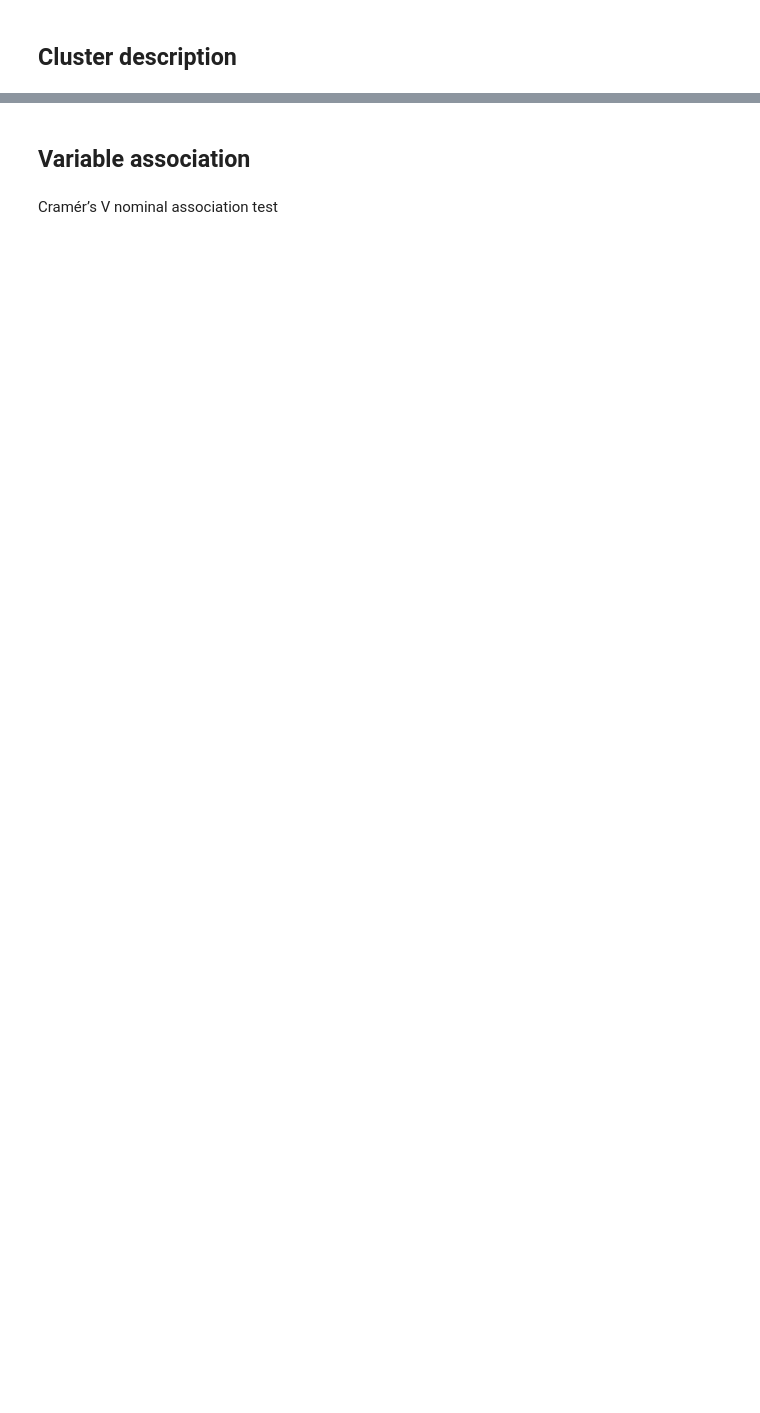
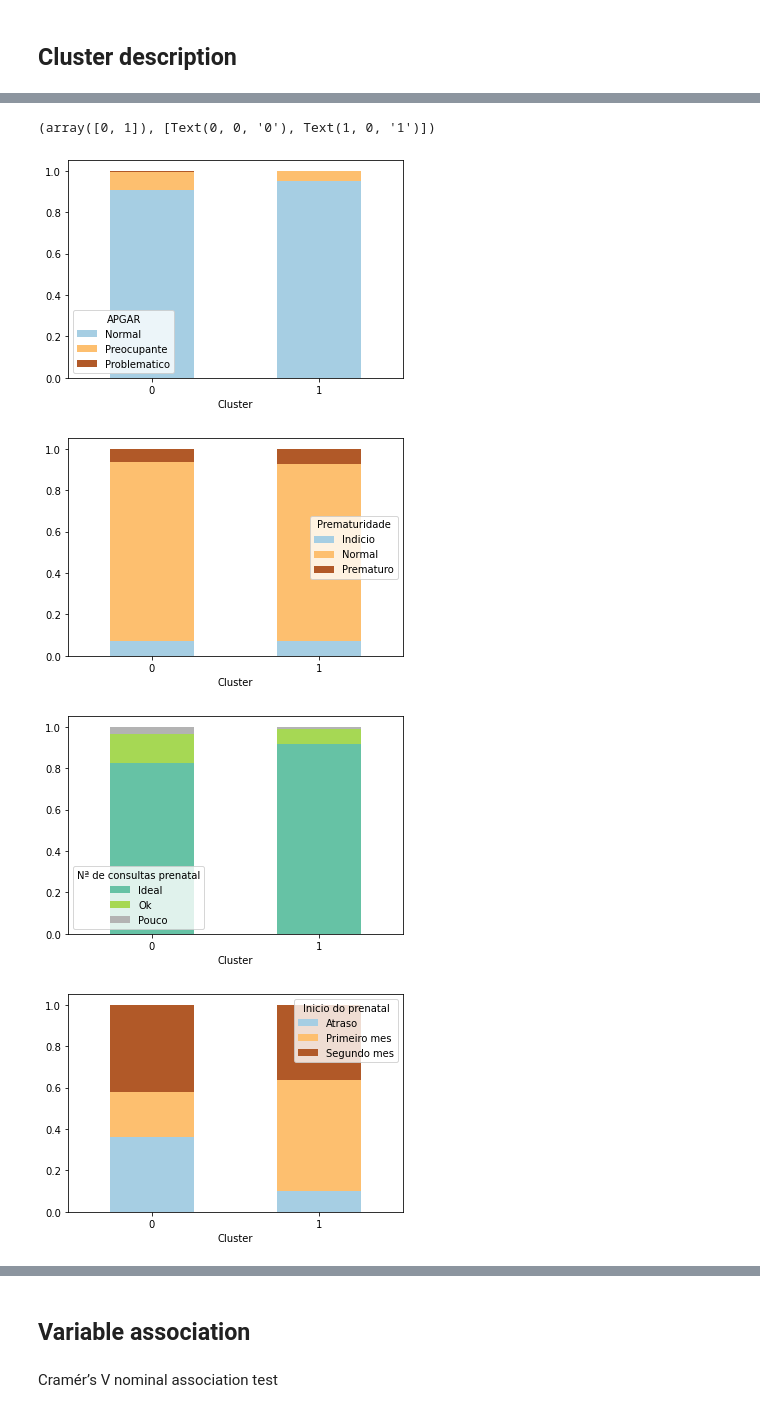
Before and after one commit to caio-isaias/data-mining-assignment, a Jupyter notebook: cluster-description.ipynb, the cells around one changed output, grey strips where cells are left out. Drawn from its saved outputs; the diff is of its cells as text; code cells hidden in the pictures; blank space fills up the shorter version.

```diff
--- a/cluster-description.ipynb
+++ b/cluster-description.ipynb
@@ -47,0 +189,32 @@ def cramers_corrected_stat(confusion_matrix):
+# %%
+agg = agg.rename(columns={'parto_prematuro': 'Prematuridade'})
+agg = agg.rename(columns={'CONSULTAS': 'Nª de consultas prenatal'})
+agg = agg.rename(columns={'MESPRENAT': 'Inicio do prenatal'})
+
+
+agg_apgar = data_to_stack(agg,['Cluster','APGAR'])
+agg_prema = data_to_stack(agg,['Cluster','Prematuridade'])
+agg_consult = data_to_stack(agg,['Cluster','Nª de consultas prenatal'])
+agg_mespren = data_to_stack(agg,['Cluster','Inicio do prenatal'])
+# %%
+agg_apgar.plot(kind='bar', stacked=True, colormap='Paired')
+plt.title('')
+plt.xticks(rotation=0, ha='center')
+
+agg_prema.plot(kind='bar', stacked=True, colormap='Paired')
+plt.title('')
+plt.xticks(rotation=0, ha='center')
+
+agg_consult.plot(kind='bar', stacked=True, colormap = 'Set2')
+plt.title('')
+plt.xticks(rotation=0, ha='center')
+
+agg_mespren.plot(kind='bar', stacked=True, colormap = 'Paired')
+plt.title('')
+plt.xticks(rotation=0, ha='center')
+# %% [output]
+(array([0, 1]), [Text(0, 0, '0'), Text(1, 0, '1')])
+[figure, added]
+[figure, added]
+[figure, added]
+[figure, added]
```
Also changed, not shown: parts of 29 cells of this notebook, 2 other files.
